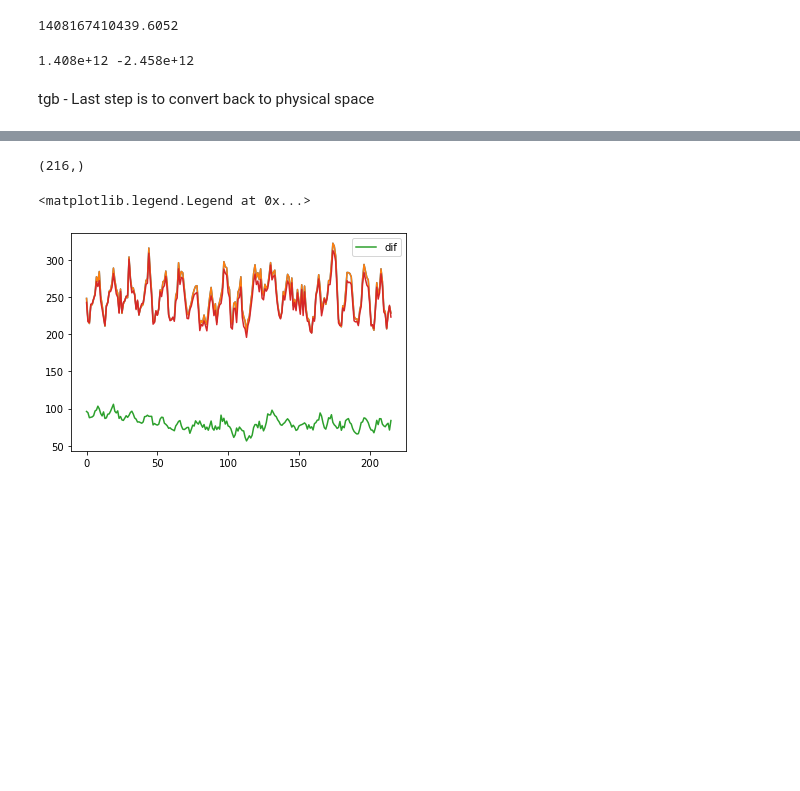
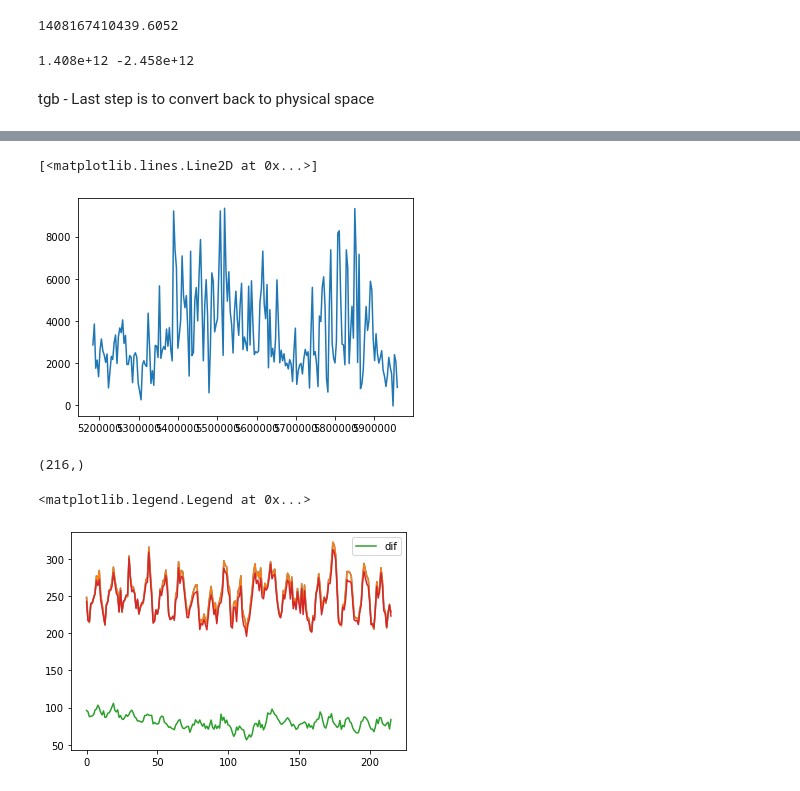
Before and after one commit to tbeucler/2019_WMI, a Jupyter notebook: dev/tbeucler/004_Landau_Surface_Tension.ipynb, the cells around one changed output, grey strips where cells are left out. Drawn from its saved outputs; the diff is of its cells as text; code cells hidden in the pictures; blank space fills up the shorter version.

```diff
--- a/dev/tbeucler/004_Landau_Surface_Tension.ipynb
+++ b/dev/tbeucler/004_Landau_Surface_Tension.ipynb
@@ -673,3 +682,38 @@ kmod_ext = np.zeros((Nx,Ny))
 for i in range(Nx):
     for j in range(Ny):
         kmod_ext[i,j] = (kext[i]**2+lext[j]**2)**0.5
+# %%
+def dif_from_smoothing(x,y,field,field_adv):
+    # Takes: Coordinates(x,y),order parameter,advection field
+    # Returns: Effective diffusion(m2/s),diffusion field
+
+    # Define wavenumbers
+    k,l,kmod,lam,kext,lext,kmodext = wavenumbers(x,y)
+    KM = kmod.flatten()
+    dok = np.arange(1,Nk-1); dol = np.arange(1,Nl-1); # Index restriction for 2D FFT
+
+    # Fourier transform the fields
+    FFT_adv = fft.fft2(field_adv)
+    FFT = fft.fft2(field)
+
+    # Calculate diffusivity(t) from variance injection from advection
+    # Fits diffusivity so that it smoothes total variance at the same rate
+    S = field.shape
+    D = np.zeros((S[0],))
+    for it in range(S[0]):
+        num = np.real(np.conj(FFT_adv[it,:,:])*FFT[it,:,:])[dok,:][:,dol].flatten()
+        NUM = sin.trapz(x=KM[num<0],y=num[num<0])
+        den = (KM**2)*np.real(np.conj(FFT[it,:,:])*FFT[it,:,:])[dok,:][:,dol].flatten()
+        DEN = sin.trapz(x=KM,y=den)
+        D[it] = -NUM/DEN
+
+    # Transforms diffusion back into physical space
+    field_dif = -np.real(fft.ifft2(np.moveaxis(np.tile(D,(S[1],S[2],1)),2,0)*\
+                                   np.tile((kmod_ext**2),(S[0],1,1))*FFT))
+
+    # Activate test if you would like to calculate the advection
+    # residual in spectral space rather than in physical space
+#     field_adv_test = np.real(fft.ifft2(FFT_adv+np.moveaxis(np.tile(D,(S[1],S[2],1)),2,0)*\
+#                                    np.tile((kmod_ext**2),(S[0],1,1))*FFT))
+
+    return D,field_dif
@@ -676,3 +751,11 @@ for i in range(Nx):
+# %%
+D,DIF_MSE,ADV_TEST = dif_from_smoothing(x,y,RCE300.FMSE[iT,:,:],ADV_MSE[iT,:,:])
+# %%
+plt.figure
+plt.plot(tcoor[iT],D)
+# %% [output]
+[<matplotlib.lines.Line2D at 0x...>]
+[figure, added]
 # %%
 DIF_MSE = -D*(kmod_ext**2)*FFT
 # %%
```
Also changed, not shown: parts of 7 cells of this notebook, 1 other file.
